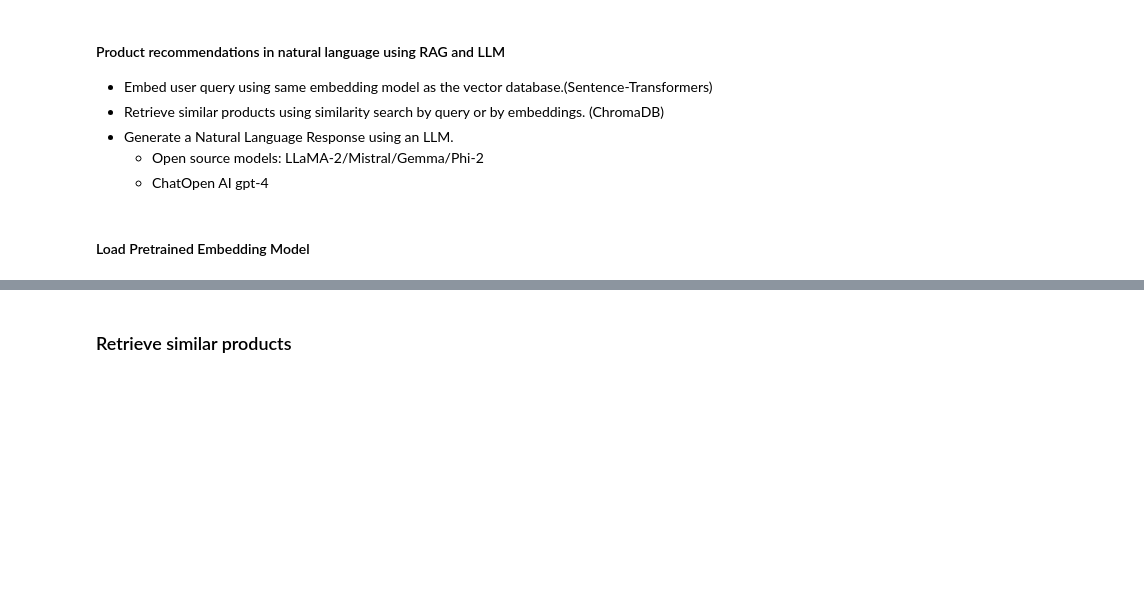
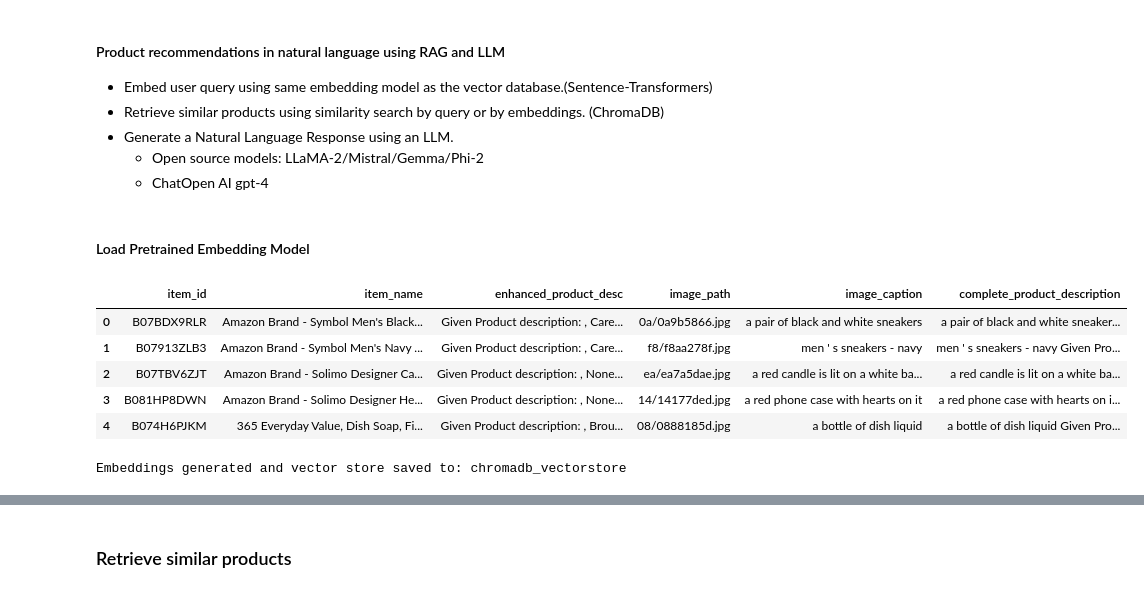
Before and after one commit to vivekprasanna/ShopTalk, a Jupyter notebook: research-initial python notebooks/ShopTalk-Model-Experimentation.ipynb, the cells around one changed output, grey strips where cells are left out. Cells and saved outputs as stored; diff of their text form; code cells hidden in the pictures; blank space fills up the shorter version.

Commit message:
03102025: Updated ChromaDB with ID and get image url from df using id.

```diff
--- a/research-initial python notebooks/ShopTalk-Model-Experimentation.ipynb
+++ b/research-initial python notebooks/ShopTalk-Model-Experimentation.ipynb
@@ -9,0 +26,27 @@
+# %%
+df_sample = pd.read_csv("sample_20k.csv")
+df_sample.head(5)
+# %% [output]
+|  | item_id | item_name | enhanced_product_desc | image_path | image_caption | complete_product_description |
+| 0 | B07BDX9RLR | Amazon Brand - Symbol Men's Black... | Given Product description: , Care... | 0a/0a9b5866.jpg | a pair of black and white sneakers | a pair of black and white sneaker... |
+| 1 | B07913ZLB3 | Amazon Brand - Symbol Men's Navy ... | Given Product description: , Care... | f8/f8aa278f.jpg | men ' s sneakers - navy | men ' s sneakers - navy Given Pro... |
+| 2 | B07TBV6ZJT | Amazon Brand - Solimo Designer Ca... | Given Product description: , None... | ea/ea7a5dae.jpg | a red candle is lit on a white ba... | a red candle is lit on a white ba... |
+| 3 | B081HP8DWN | Amazon Brand - Solimo Designer He... | Given Product description: , None... | 14/14177ded.jpg | a red phone case with hearts on it | a red phone case with hearts on i... |
+| 4 | B074H6PJKM | 365 Everyday Value, Dish Soap, Fi... | Given Product description: , Brou... | 08/0888185d.jpg | a bottle of dish liquid | a bottle of dish liquid Given Pro... |
+# %%
+from langchain.embeddings import HuggingFaceEmbeddings
+from langchain.vectorstores import Chroma
+
+
+PERSIST_DIRECTORY = "chromadb_vectorstore"
+# Initialize ChromaDB and OpenAI embeddings
+embeddings = HuggingFaceEmbeddings(model_name="sentence-transformers/all-MiniLM-L6-v2")
+vectorstore = Chroma(embedding_function=embeddings, persist_directory=PERSIST_DIRECTORY)  # Pass embeddings to Chroma
+
+# Store product embeddings
+docs = [{'id': i, 'text': row['complete_product_description']} for i, row in df_sample.iterrows()]
+vectorstore.add_texts(texts=[doc['text'] for doc in docs], metadatas=docs)
+
+print("Embeddings generated and vector store saved to:", PERSIST_DIRECTORY)
+# %% [output]
+Embeddings generated and vector store saved to: chromadb_vectorstore
```
Also changed, not shown: parts of 11 cells of this notebook, 7 other files.
